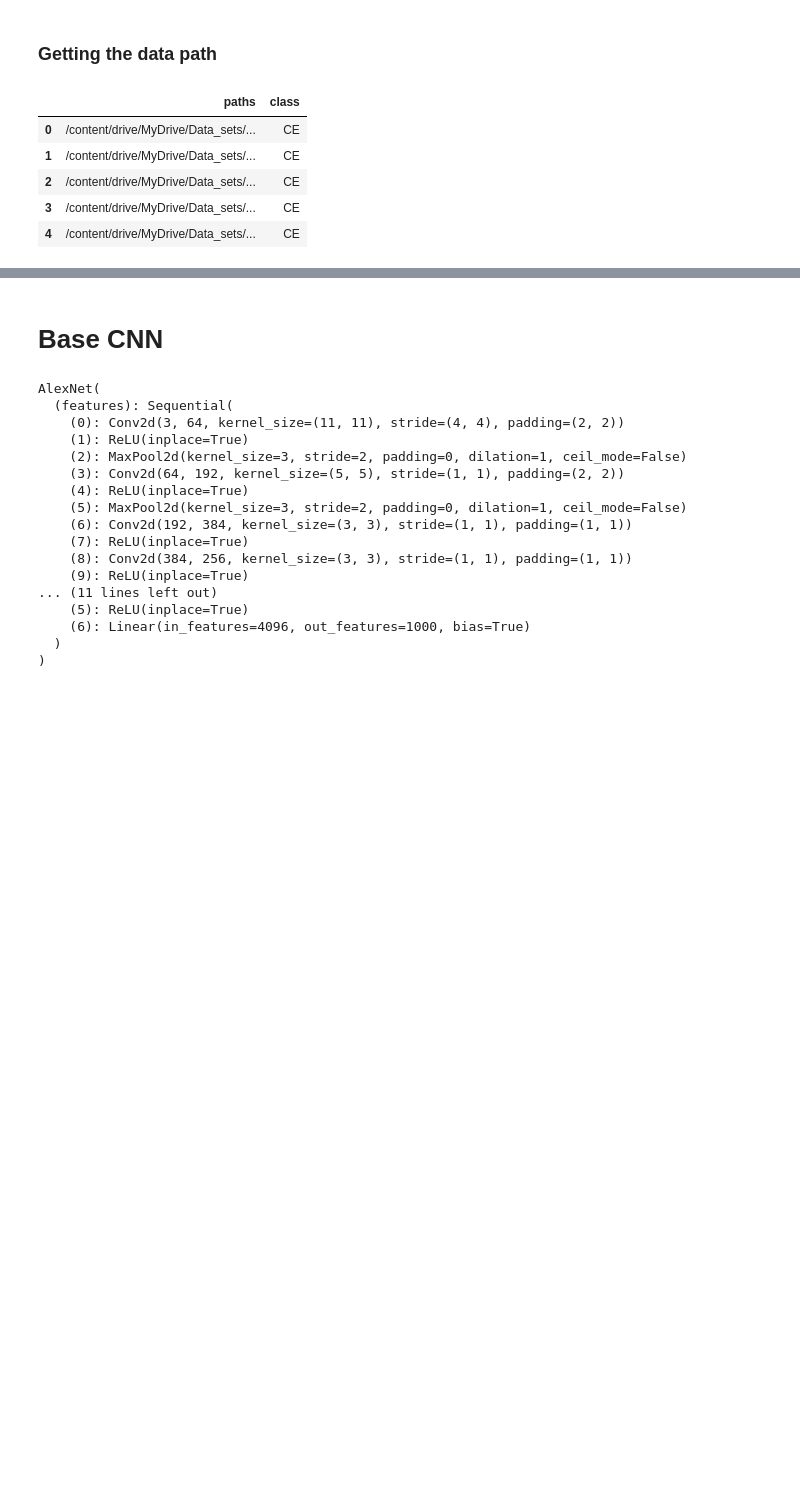
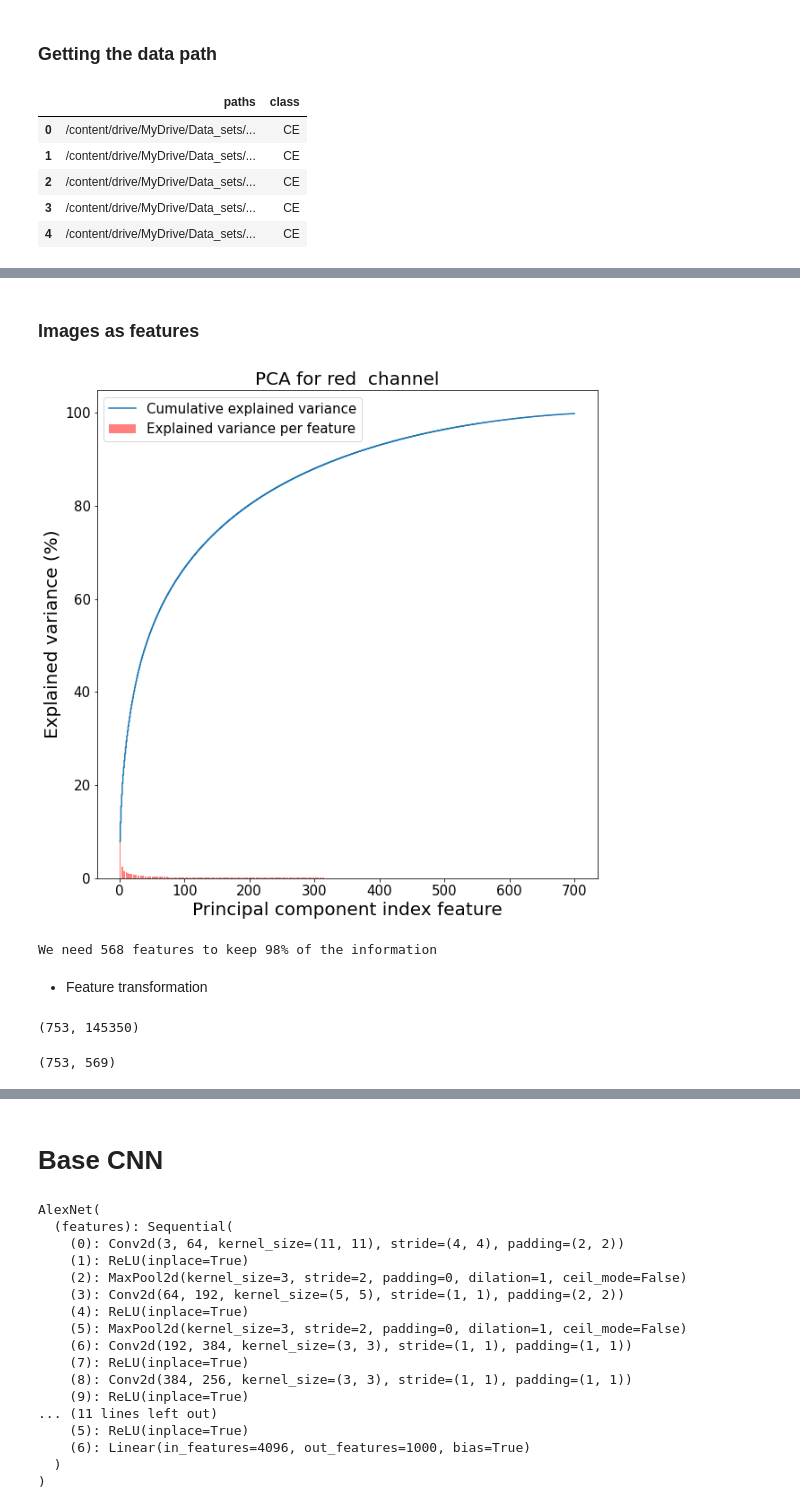
Before and after one commit to EnriqueProjectsIA/Mayo-Clinic---STRIP-AI, a Jupyter notebook: Mayo_clinic_exploration+CNN.ipynb, the cells around one changed output, grey strips where cells are left out. Drawn from its saved outputs; the diff is of its cells as text; code cells hidden in the pictures; blank space fills up the shorter version.

```diff
--- a/Mayo_clinic_exploration+CNN.ipynb
+++ b/Mayo_clinic_exploration+CNN.ipynb
@@ -365,0 +362,4 @@ for n, row in tqdm(df.iterrows()):
+# %%
+PATH = '/content/drive/MyDrive/Data_sets/MAYOSTUFF'
+with open(os.path.join(PATH,'dfPca.pickle'), 'rb') as handle:
+    df = pickle.load(handle)
@@ -365,0 +379,2 @@ for n, row in tqdm(df.iterrows()):
+# %%
+df[['width', 'height','pcaWidth','pcaHeight']] = df.progress_apply(lambda x: getShape(x['paths'],x['featuresPca']), axis = 1, result_type = 'expand')
@@ -365,0 +406,48 @@ for n, row in tqdm(df.iterrows()):
+# %% [markdown]
+### Images as features
+# %%
+def getfeatures(path:str,comp:int,width:int,height:int)->np.array:
+  img = cv2.imread(path)
+  channels = cv2.split(img)
+  pcaimgs = []
+  for ch in channels:
+    pcaModel = PCA(n_components=comp)
+    pcaModel.fit(ch)
+    pcaimg = pcaModel.fit_transform(ch/255)
+    pcaimgs.append(pcaimg)
+  imgComp = cv2.merge(pcaimgs)
+  imgF = cv2.resize(imgComp, (width,height), interpolation = cv2.INTER_AREA)
+  b,g,r = cv2.split(imgF)
+  b = b.ravel()
+  g = g.ravel()
+  r = r.ravel()
+  features = np.concatenate ((b,g,r))
+  return features
+# %%
+feats = np.array([getfeatures(row['paths'],row['featuresPca'],950,51) for n, row in tqdm(df.iterrows())])
+# %%
+numComp = 700
+pcaModel = PCA(n_components=numComp)
+pcaModel.fit(feats)
+explainVariance = pcaModel.explained_variance_ratio_ * 100
+cummulativeExplainVariance = np.cumsum(explainVariance)
+
+plt.figure(figsize=[10, 10])
+plt.step(range(1, numComp+1), cummulativeExplainVariance, where='mid',label='Cumulative explained variance')
+plt.bar(range(1, numComp+1), explainVariance, align='center',label='Explained variance per feature', color = 'red', alpha = 0.5)
+plt.title("PCA for red  channel", size = 20)
+plt.xlabel('Principal component index feature', size =20)
+plt.ylabel('Explained variance (%)', size = 20)
+plt.xticks(size= 15)
+plt.yticks(size = 15)
+plt.legend(fontsize = 15)
+plt.show()
+# %% [output]
+[figure, added]
+# %%
+numFeatures = np.argmin(np.abs(cummulativeExplainVariance-98))
+print(f'We need {numFeatures+1} features to keep 98% of the information')
+# %% [output]
+We need 568 features to keep 98% of the information
+# %% [markdown]
+* Feature transformation
@@ -365,0 +459,8 @@ for n, row in tqdm(df.iterrows()):
+# %%
+feats.shape
+# %% [output]
+(753, 145350)
+# %%
+pcaFeat.shape
+# %% [output]
+(753, 569)
```
Also changed, not shown: parts of 29 cells of this notebook.
